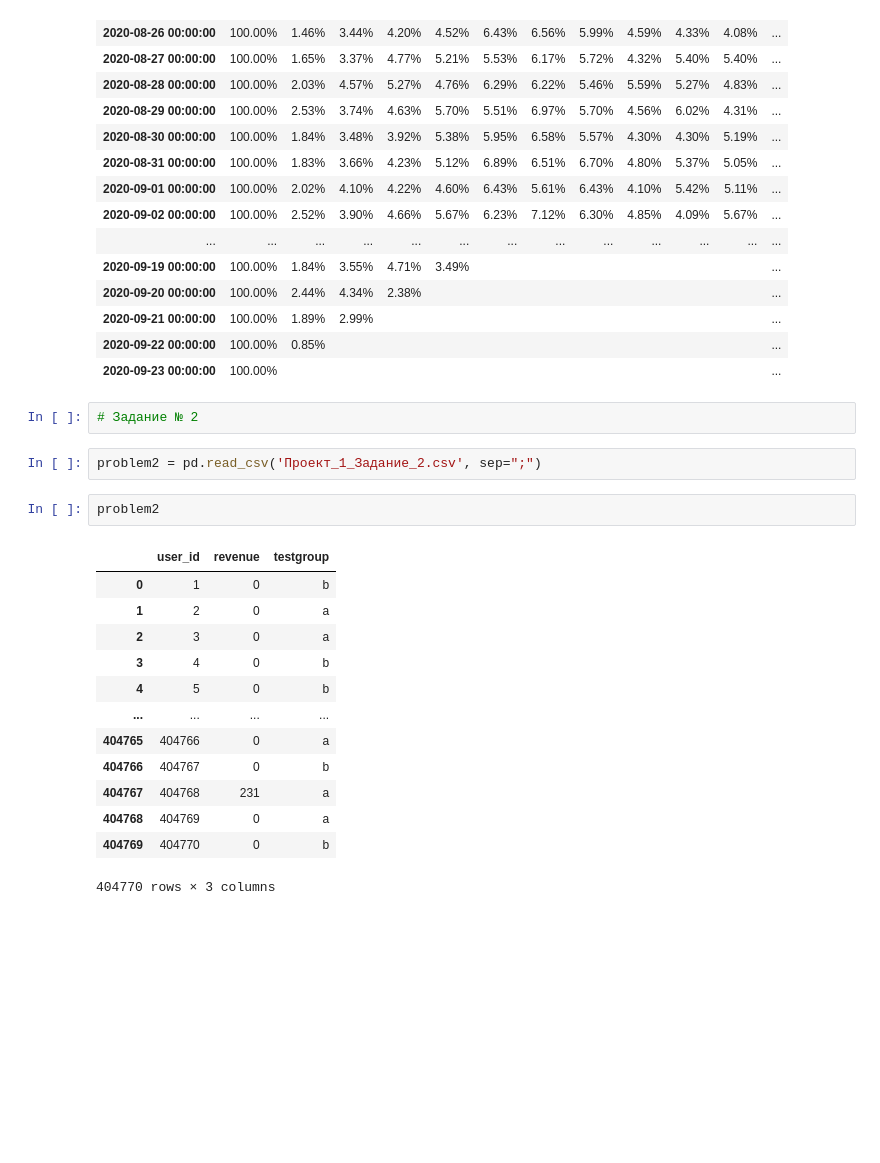
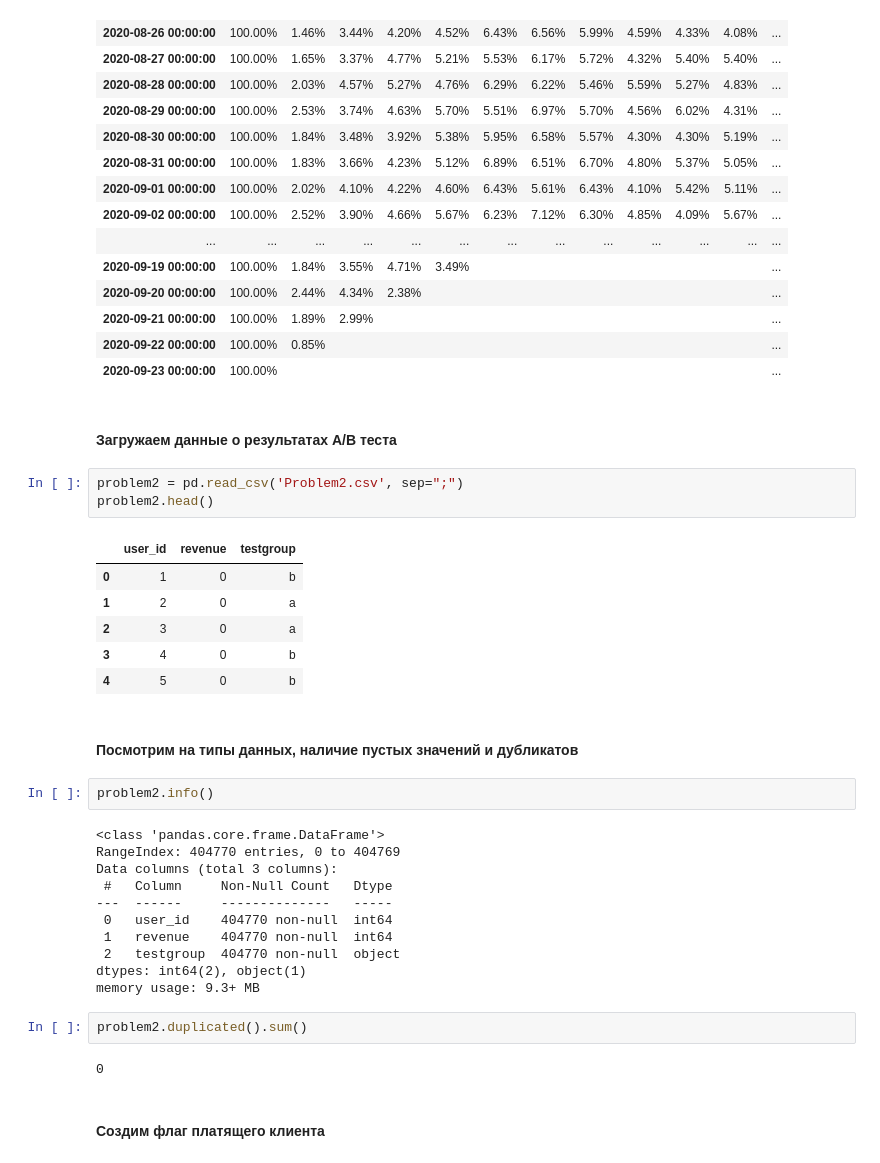
Before and after one commit to AnnaBakai/Project-1, a Jupyter notebook: Бакай.ipynb, the cells around one changed output. Saved outputs shown, nothing was run; the diff lists cells and outputs as text; blank space fills up the shorter version.

```diff
--- a/Бакай.ipynb
+++ b/Бакай.ipynb
@@ -121,24 +187,37 @@ cohort_retention(df, days_limit=14)
 | 2020-09-21 00:00:00 | 100.00% | 1.89% | 2.99% |  |  |  |  |  |  |  |  | ... |
 | 2020-09-22 00:00:00 | 100.00% | 0.85% |  |  |  |  |  |  |  |  |  | ... |
 | 2020-09-23 00:00:00 | 100.00% |  |  |  |  |  |  |  |  |  |  | ... |
-# %%
-# Задание № 2
+# %% [markdown]
+#### Загружаем данные о результатах A/B теста
 # %%
-problem2 = pd.read_csv('Проект_1_Задание_2.csv', sep=";")
+problem2 = pd.read_csv('Problem2.csv', sep=";")
+problem2.head()
+# %% [output]
+|  | user_id | revenue | testgroup |
+| 0 | 1 | 0 | b |
+| 1 | 2 | 0 | a |
+| 2 | 3 | 0 | a |
+| 3 | 4 | 0 | b |
+| 4 | 5 | 0 | b |
-# %%
-problem2
-# %% [output]
-|  | user_id | revenue | testgroup |
-| 0 | 1 | 0 | b |
-| 1 | 2 | 0 | a |
-| 2 | 3 | 0 | a |
-| 3 | 4 | 0 | b |
-| 4 | 5 | 0 | b |
-| ... | ... | ... | ... |
-| 404765 | 404766 | 0 | a |
-| 404766 | 404767 | 0 | b |
-| 404767 | 404768 | 231 | a |
-| 404768 | 404769 | 0 | a |
-| 404769 | 404770 | 0 | b |
-404770 rows × 3 columns
+# %% [markdown]
+#### Посмотрим на типы данных, наличие пустых значений и дубликатов
+# %%
+problem2.info()
+# %% [output]
+<class 'pandas.core.frame.DataFrame'>
+RangeIndex: 404770 entries, 0 to 404769
+Data columns (total 3 columns):
+ #   Column     Non-Null Count   Dtype
+---  ------     --------------   -----
+ 0   user_id    404770 non-null  int64
+ 1   revenue    404770 non-null  int64
+ 2   testgroup  404770 non-null  object
+dtypes: int64(2), object(1)
+memory usage: 9.3+ MB
+# %%
+problem2.duplicated().sum()
+# %% [output]
+0
+# %% [markdown]
+#### Создим флаг платящего клиента
 # %%
```
Also changed, not shown: parts of 64 cells of this notebook.
